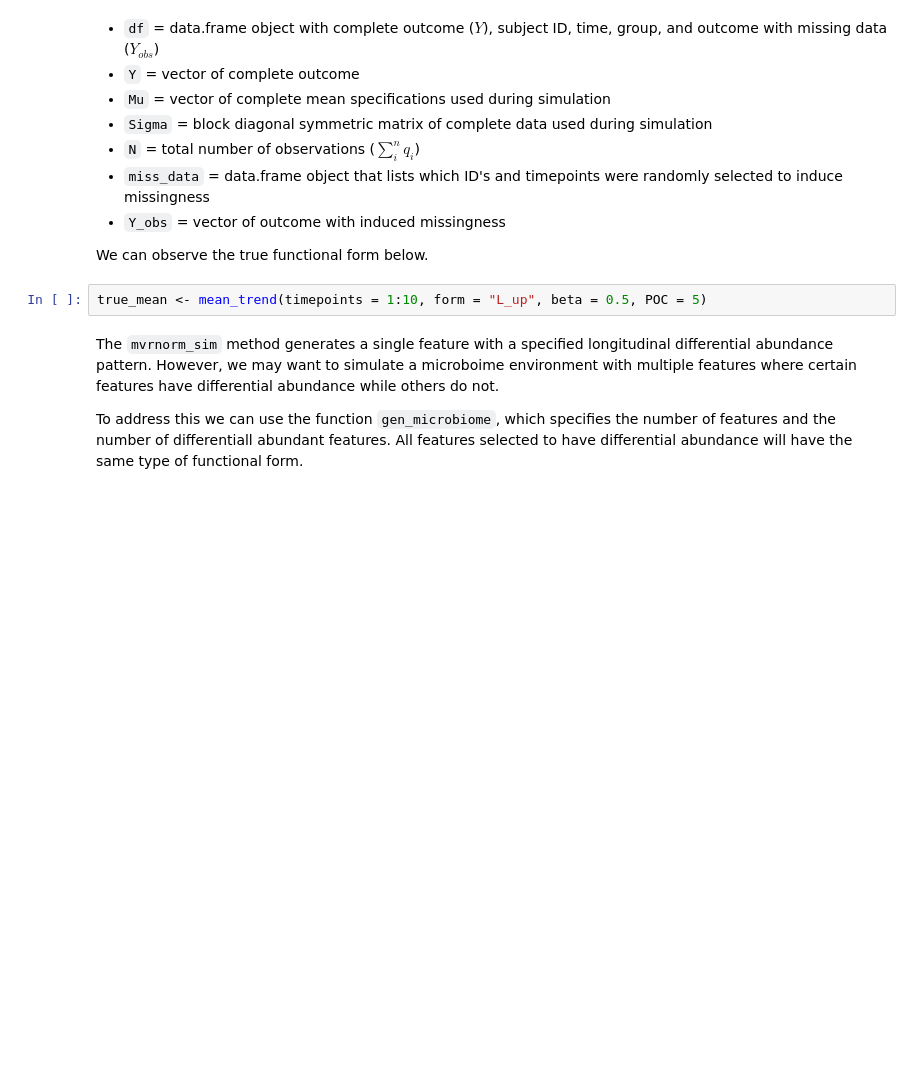
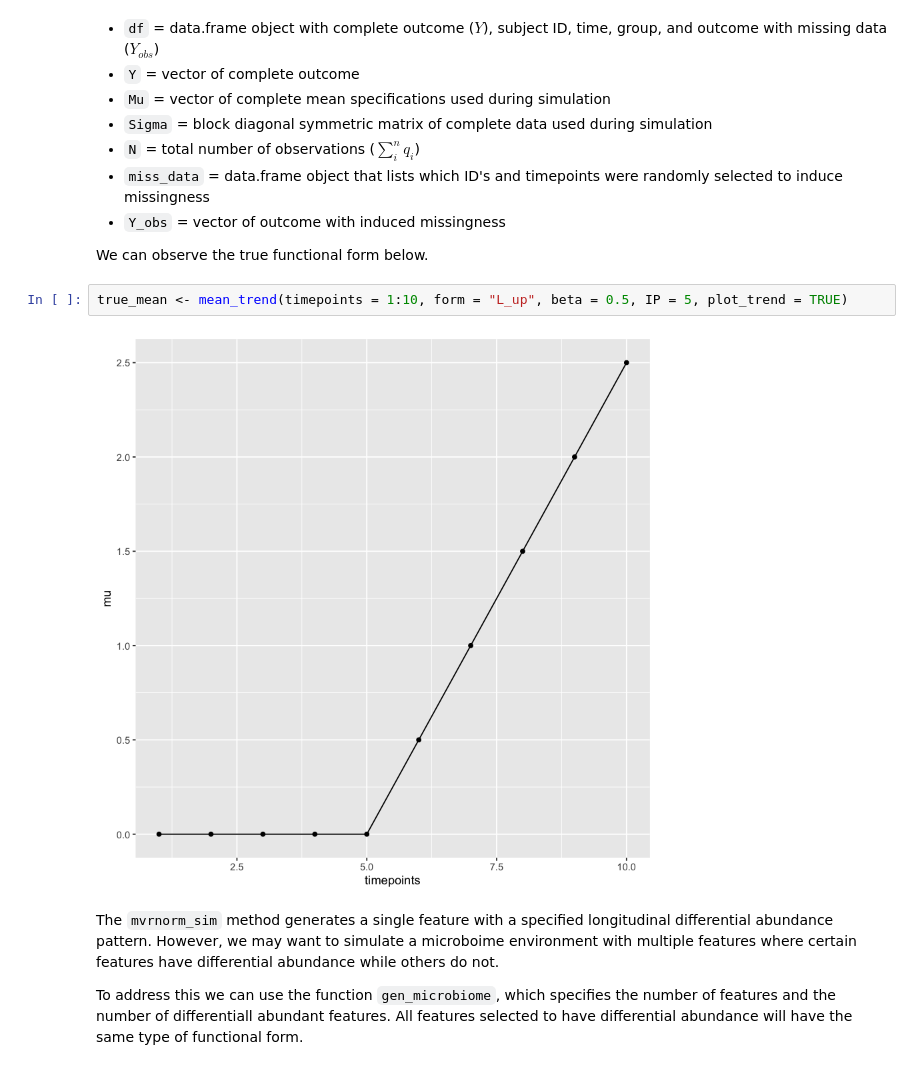
Before and after one commit to williazo/microbiomeDASim, a Jupyter notebook: SIMULATION/mvrnorm_demo.ipynb, the cells around one changed output. Saved outputs shown, nothing was run; the diff lists cells and outputs as text; blank space fills up the shorter version.

```diff
--- a/SIMULATION/mvrnorm_demo.ipynb
+++ b/SIMULATION/mvrnorm_demo.ipynb
@@ -219,7 +207,9 @@ names(out_sim)
 
 We can observe the true functional form below.
 # %%
-true_mean <- mean_trend(timepoints = 1:10, form = "L_up", beta = 0.5, POC = 5)
+true_mean <- mean_trend(timepoints = 1:10, form = "L_up", beta = 0.5, IP = 5, plot_trend = TRUE)
+# %% [output]
+[figure, added]
 # %% [markdown]
 The `mvrnorm_sim` method generates a single feature with a specified longitudinal differential abundance pattern. However, we may want to simulate a microboime environment with multiple features where certain features have differential abundance while others do not.
 
```
Also changed, not shown: parts of 6 cells of this notebook.
